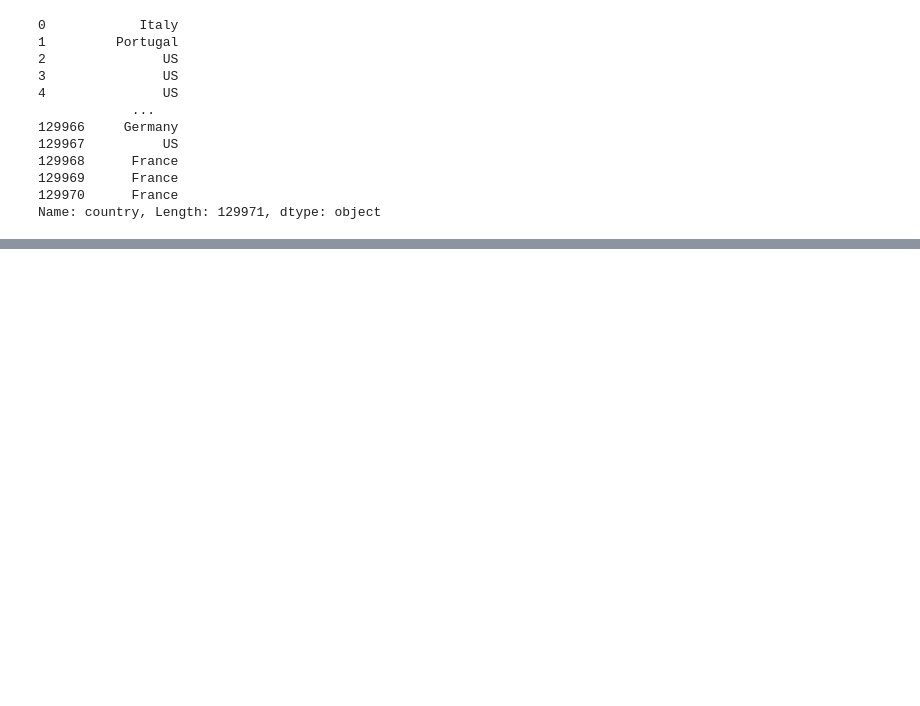
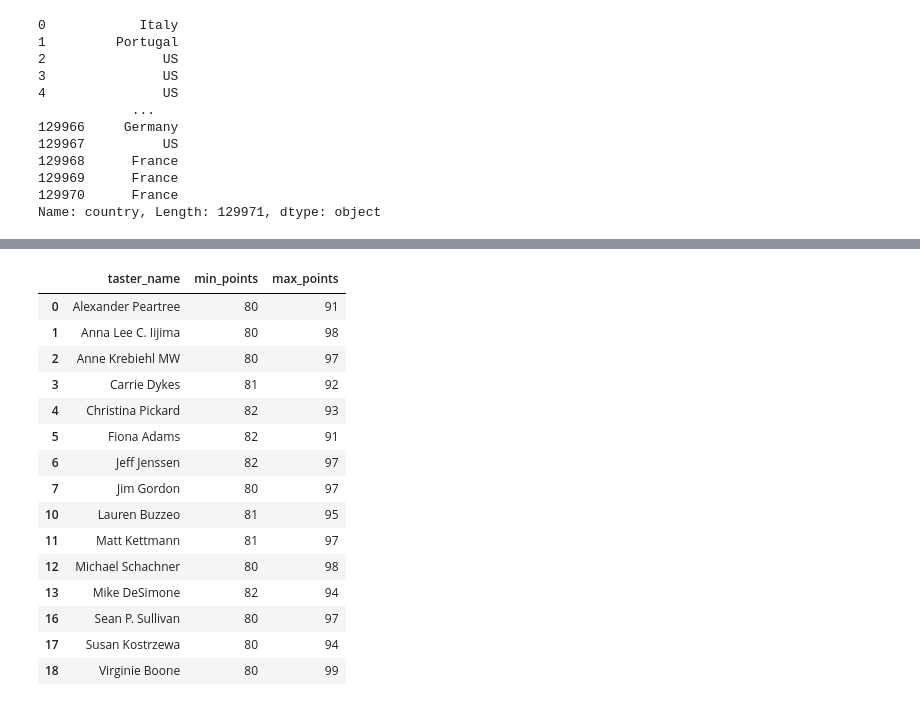
Before and after one commit to jack-cao-623/python_learning, a Jupyter notebook: Pandas.ipynb, the cells around one changed output, grey strips where cells are left out. Saved outputs shown, nothing was run; the diff lists cells and outputs as text; code cells hidden in the pictures; blank space fills up the shorter version.

```diff
--- a/Pandas.ipynb
+++ b/Pandas.ipynb
@@ -312,0 +493,28 @@ Name: country, Length: 129971, dtype: object
+# %%
+(
+    wine
+      .groupby('taster_name')                                         # one row per taster; this is the index
+      ['points']                                                      # pull out points column
+      .agg(['min', 'max'])                                            # for each taster, min and max points given
+      .rename(columns = {'min': 'min_points', 'max': 'max_points'})   # rename columns
+      .reset_index()                                                  # changes the index to a column
+      #.query("min_points == 80 & max_points == 100")                  # filters to tasters that gave lowest and highest score
+      .query("(max_points - min_points) != 20")
+)
+# %% [output]
+|  | taster_name | min_points | max_points |
+| 0 | Alexander Peartree | 80 | 91 |
+| 1 | Anna Lee C. Iijima | 80 | 98 |
+| 2 | Anne Krebiehl MW | 80 | 97 |
+| 3 | Carrie Dykes | 81 | 92 |
+| 4 | Christina Pickard | 82 | 93 |
+| 5 | Fiona Adams | 82 | 91 |
+| 6 | Jeff Jenssen | 82 | 97 |
+| 7 | Jim Gordon | 80 | 97 |
+| 10 | Lauren Buzzeo | 81 | 95 |
+| 11 | Matt Kettmann | 81 | 97 |
+| 12 | Michael Schachner | 80 | 98 |
+| 13 | Mike DeSimone | 82 | 94 |
+| 16 | Sean P. Sullivan | 80 | 97 |
+| 17 | Susan Kostrzewa | 80 | 94 |
+| 18 | Virginie Boone | 80 | 99 |
```
Also changed, not shown: parts of 18 cells of this notebook.
